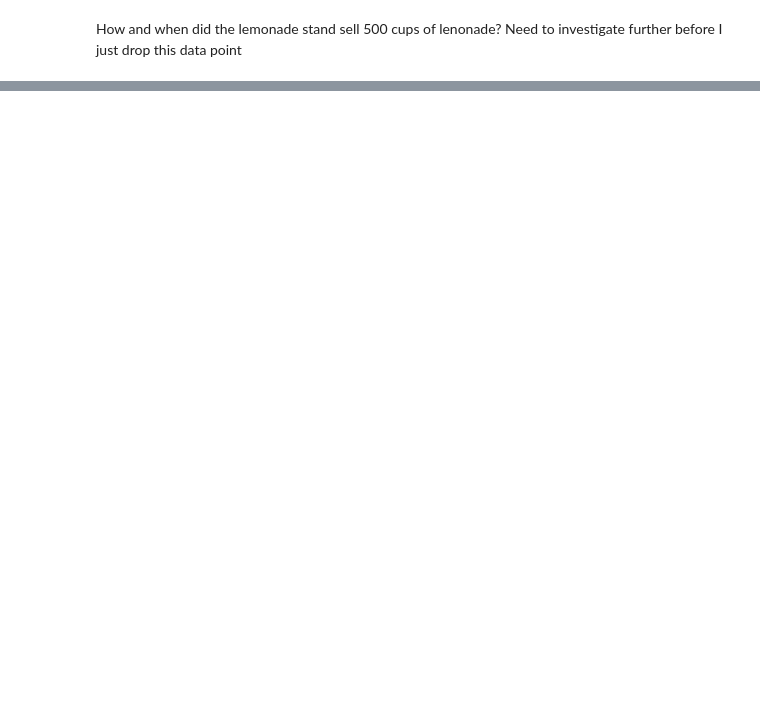
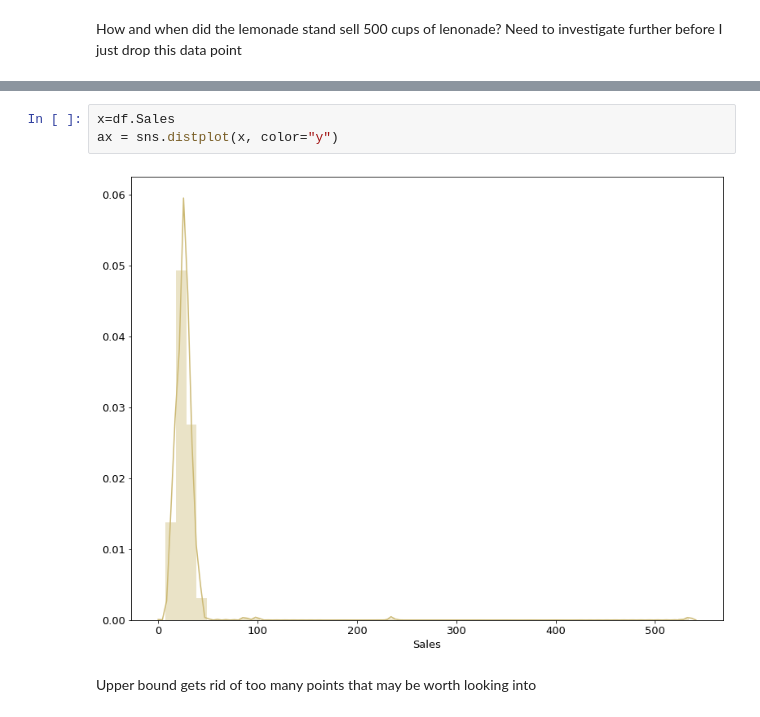
Before and after one commit to JadaShipp/anomaly_detection, a Jupyter notebook: continuous_probabilistic_methods.ipynb, the cells around one changed output, grey strips where cells are left out. Saved outputs shown, nothing was run; the diff lists cells and outputs as text; blank space fills up the shorter version.

```diff
--- a/continuous_probabilistic_methods.ipynb
+++ b/continuous_probabilistic_methods.ipynb
@@ -78,0 +252,7 @@ Which outliers should be kept?
+# %%
+x=df.Sales
+ax = sns.distplot(x, color="y")
+# %% [output]
+[figure, added]
+# %% [markdown]
+Upper bound gets rid of too many points that may be worth looking into
```
Also changed, not shown: parts of 39 cells of this notebook.
